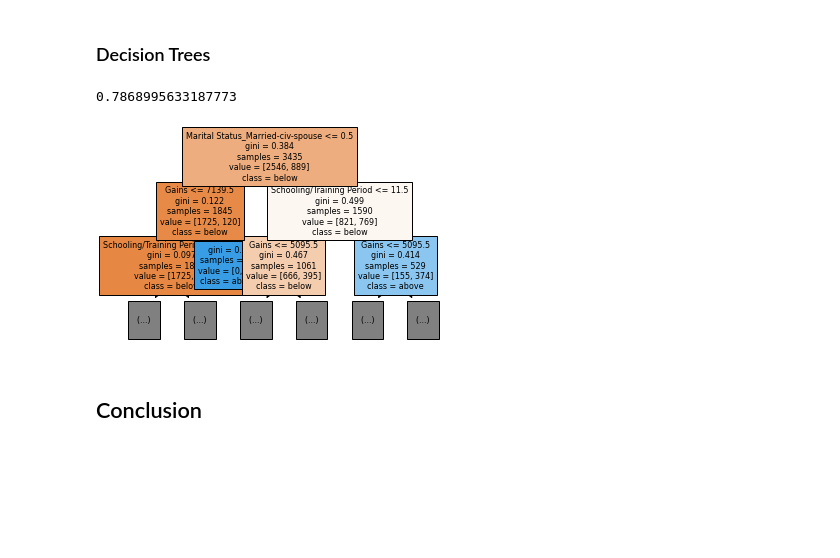
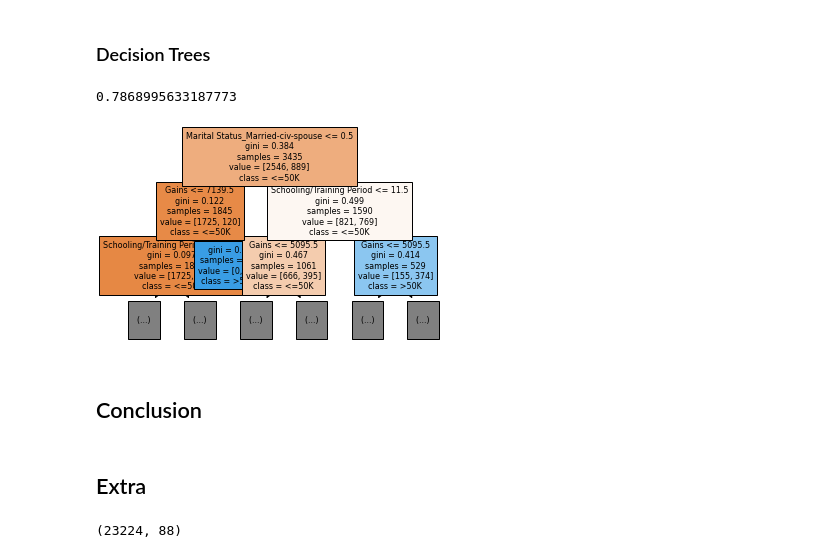
Before and after one commit to lucashoeft/Intelligent-Data-Analysis-Project, a Jupyter notebook: Intelligent-Data-Analysis-Project.ipynb, the cells around one changed output. Cells and saved outputs as stored; diff of their text form; code cells hidden in the pictures; blank space fills up the shorter version.

```diff
--- a/Intelligent-Data-Analysis-Project.ipynb
+++ b/Intelligent-Data-Analysis-Project.ipynb
@@ -177,8 +160,6 @@ from sklearn.preprocessing import OrdinalEncoder
 # Ordinal Encoding for Education Level (ordinal)
 education_level = ['Preschool','1st-4th', '5th-6th', '7th-8th', '9th', '10th', '11th', '12th', 'HS-grad', 'Prof-school', 'Assoc-acdm', 'Assoc-voc', 'Some-college', 'Bachelors', 'Masters', 'Doctorate']
 oe_edu = OrdinalEncoder(categories=[education_level])
-
-income_labeled['Education Level'] = income_labeled['Education Level'].str.strip()
 income_labeled['Education Level'] = oe_edu.fit_transform(income_labeled[['Education Level']])
 # %%
 # One-Hot Encoding for categorical variables (without order)
@@ -187,8 +168,8 @@ income_labeled = pd.get_dummies(income_labeled, columns=one_hot_columns)
 # %%
 from sklearn.preprocessing import OneHotEncoder
 
-# One-Hot Encode categorical variables
-income_labeled['Income'].replace(['<=50K', '>50K'], [0, 1], inplace=True)
+# Transform Target Variable to Numeric
+# income_labeled['Income'].replace(['<=50K', '>50K'], [0, 1], inplace=True)
 # %%
 # Standardization / Z-Score Normalization
 # %%
@@ -217,15 +208,36 @@ accuracy_score(income_y_test, income_y_pred)
 # %%
 from sklearn import tree
 
 clf = tree.DecisionTreeClassifier(random_state=42)
 clf = clf.fit(income_X_train, income_y_train)
-tree.plot_tree(clf, max_depth=2, fontsize=8, feature_names=income_X_train.columns, filled=True, class_names=["below", "above"])
+tree.plot_tree(clf, max_depth=2, fontsize=8, feature_names=income_X_train.columns, filled=True, class_names=income_y_train.unique())
 
 income_y_pred = clf.predict(income_X_test)
 
 accuracy_score(income_y_test, income_y_pred)
 # %% [output]
 0.7868995633187773
-[figure, old version]
+[figure, new version]
 # %% [markdown]
 ## Conclusion
+# %% [markdown]
+## Extra
+# %%
+# Apply same transformations applied to income_labeled
+income_unlabeled = income_unlabeled.drop('Weighting Factor', axis=1)
+income_unlabeled = income_unlabeled.drop('Income', axis=1)
+income_unlabeled = income_unlabeled.dropna()
+income_unlabeled['Education Level'] = oe_edu.fit_transform(income_unlabeled[['Education Level']])
+income_unlabeled = pd.get_dummies(income_unlabeled, columns=one_hot_columns)
+print(income_unlabeled.shape)
+
+# Filter by columns that were used for training the model
+income_unlabeled_X = income_unlabeled[income_X_train.columns.to_list()]
+income_unlabeled_y_pred = clf.predict(income_unlabeled_X)
+
+# Merge together
+income_unlabled_predicted = income_unlabeled_X
+income_unlabled_predicted['Income'] = income_unlabeled_y_pred.tolist()
+income_unlabled_predicted['Income'].replace([0, 1], ['<=50K', '>50K'], inplace=True)
+# %% [output]
+(23224, 88)
```
Also changed, not shown: parts of 10 cells of this notebook.
